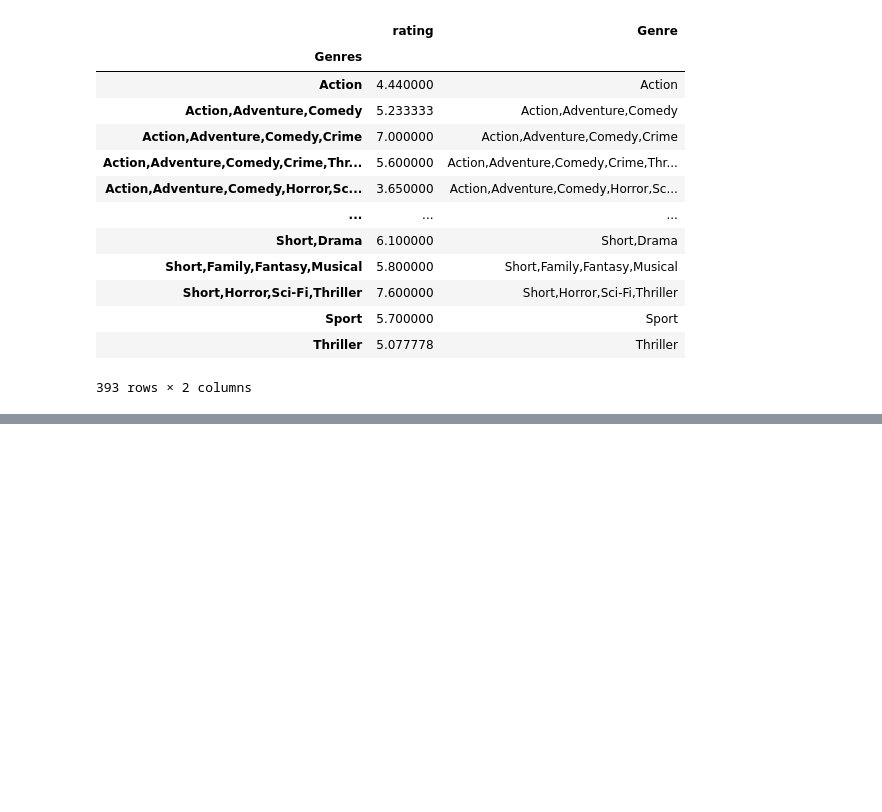
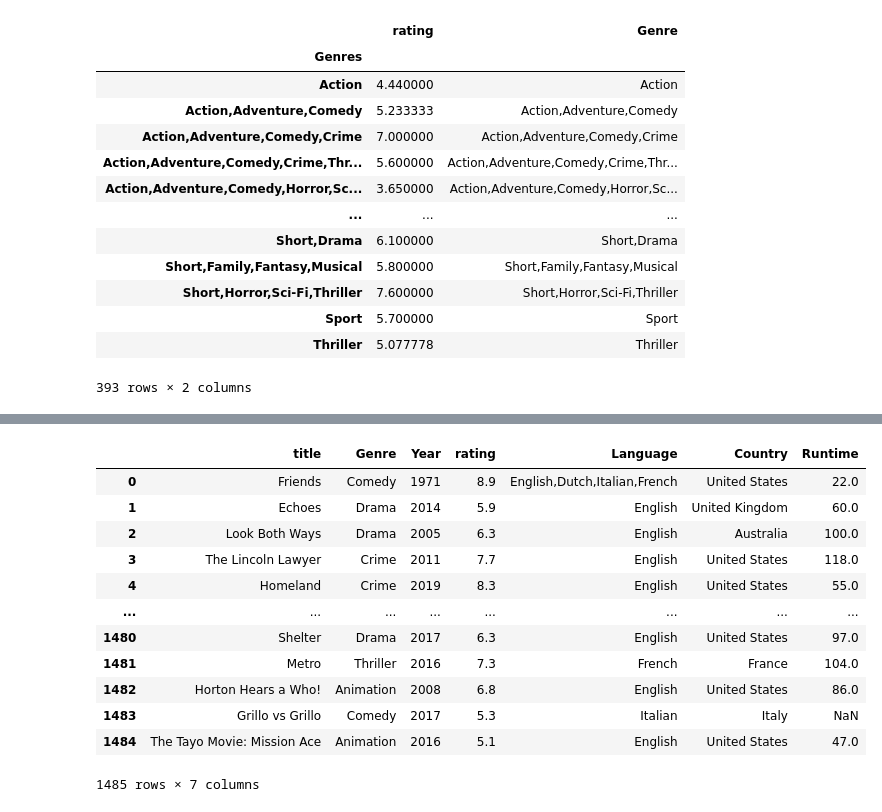
Before and after one commit to troyflood94/project_3, a Jupyter notebook: project_work_file.ipynb, the cells around one changed output, grey strips where cells are left out. Cells and saved outputs as stored; diff of their text form; code cells hidden in the pictures; blank space fills up the shorter version.

Commit message:
added clean dataframe

```diff
--- a/project_work_file.ipynb
+++ b/project_work_file.ipynb
@@ -121,0 +135,22 @@ plt.show()
+# %%
+skinny_df=merged_df.drop(columns=['genre','Genres','votes','ID','Hulu','Prime Video','Disney+','Type','Netflix','Rotten Tomatoes','stars','description'])
+skinny_df['rating'] = skinny_df['rating'].fillna(skinny_df['IMDb'])
+no_imdb_skinny_df=skinny_df.drop(columns=['IMDb','Directors','certificate'])
+no_imdb_skinny_df['Genre']=no_imdb_skinny_df['primary_genre']
+unorganized_df=no_imdb_skinny_df.drop(columns='primary_genre')
+organized_df=unorganized_df[['title','Genre','Year','rating','Language','Country','Runtime']]
+organized_df
+# %% [output]
+|  | title | Genre | Year | rating | Language | Country | Runtime |
+| 0 | Friends | Comedy | 1971 | 8.9 | English,Dutch,Italian,French | United States | 22.0 |
+| 1 | Echoes | Drama | 2014 | 5.9 | English | United Kingdom | 60.0 |
+| 2 | Look Both Ways | Drama | 2005 | 6.3 | English | Australia | 100.0 |
+| 3 | The Lincoln Lawyer | Crime | 2011 | 7.7 | English | United States | 118.0 |
+| 4 | Homeland | Crime | 2019 | 8.3 | English | United States | 55.0 |
+| ... | ... | ... | ... | ... | ... | ... | ... |
+| 1480 | Shelter | Drama | 2017 | 6.3 | English | United States | 97.0 |
+| 1481 | Metro | Thriller | 2016 | 7.3 | French | France | 104.0 |
+| 1482 | Horton Hears a Who! | Animation | 2008 | 6.8 | English | United States | 86.0 |
+| 1483 | Grillo vs Grillo | Comedy | 2017 | 5.3 | Italian | Italy | NaN |
+| 1484 | The Tayo Movie: Mission Ace | Animation | 2016 | 5.1 | English | United States | 47.0 |
+1485 rows × 7 columns
```
Also changed, not shown: parts of 7 cells of this notebook, 2 other files.
